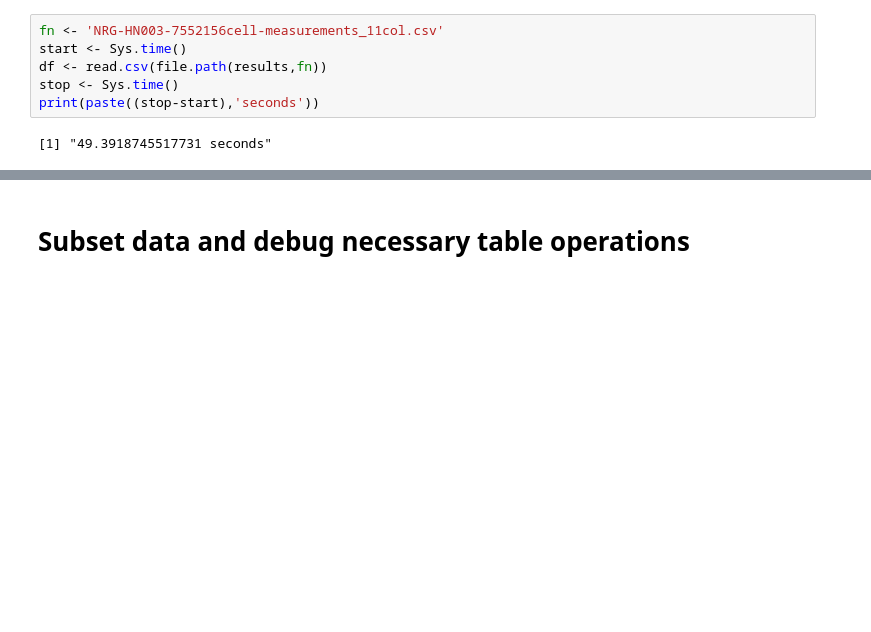
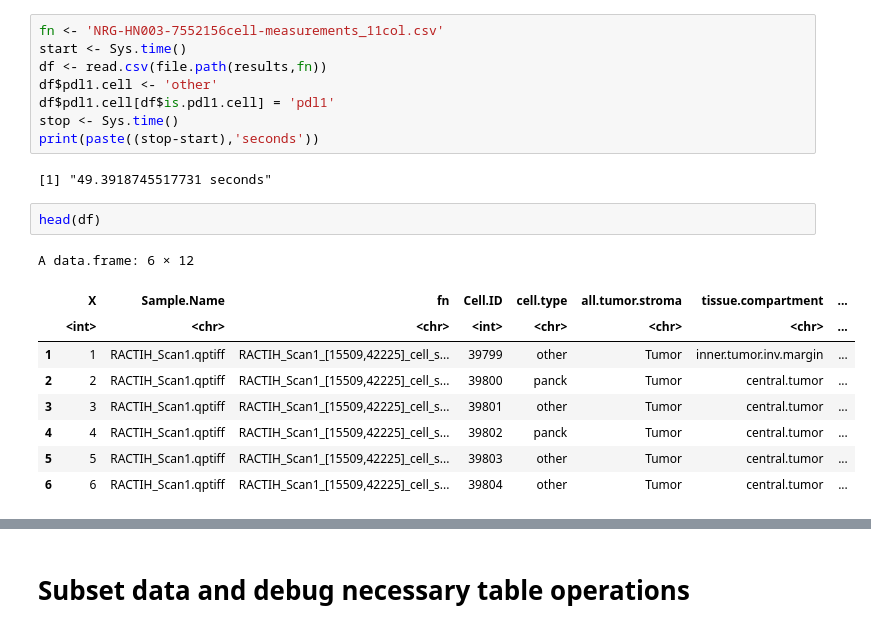
Before and after one commit to KidElectric/173-BFerris-NRG-HN003-Vectra, a Jupyter notebook: 02_generate_tables.ipynb, the cells around one changed output, grey strips where cells are left out. Drawn from its saved outputs; the diff is of its cells as text; blank space fills up the shorter version.

```diff
--- a/02_generate_tables.ipynb
+++ b/02_generate_tables.ipynb
@@ -51,7 +51,21 @@ print(results)
 fn <- 'NRG-HN003-7552156cell-measurements_11col.csv'
 start <- Sys.time()
 df <- read.csv(file.path(results,fn))
+df$pdl1.cell <- 'other'
+df$pdl1.cell[df$is.pdl1.cell] = 'pdl1'
 stop <- Sys.time()
 print(paste((stop-start),'seconds'))
 # %% [output]
 [1] "49.3918745517731 seconds"
+# %%
+head(df)
+# %% [output]
+A data.frame: 6 × 12
+|  | X | Sample.Name | fn | Cell.ID | cell.type | all.tumor.stroma | tissue.compartment | ... |
+|  | <int> | <chr> | <chr> | <int> | <chr> | <chr> | <chr> | ... |
+| 1 | 1 | RACTIH_Scan1.qptiff | RACTIH_Scan1_[15509,42225]_cell_s... | 39799 | other | Tumor | inner.tumor.inv.margin | ... |
+| 2 | 2 | RACTIH_Scan1.qptiff | RACTIH_Scan1_[15509,42225]_cell_s... | 39800 | panck | Tumor | central.tumor | ... |
+| 3 | 3 | RACTIH_Scan1.qptiff | RACTIH_Scan1_[15509,42225]_cell_s... | 39801 | other | Tumor | central.tumor | ... |
+| 4 | 4 | RACTIH_Scan1.qptiff | RACTIH_Scan1_[15509,42225]_cell_s... | 39802 | panck | Tumor | central.tumor | ... |
+| 5 | 5 | RACTIH_Scan1.qptiff | RACTIH_Scan1_[15509,42225]_cell_s... | 39803 | other | Tumor | central.tumor | ... |
+| 6 | 6 | RACTIH_Scan1.qptiff | RACTIH_Scan1_[15509,42225]_cell_s... | 39804 | other | Tumor | central.tumor | ... |
```
Also changed, not shown: parts of 6 cells of this notebook.
